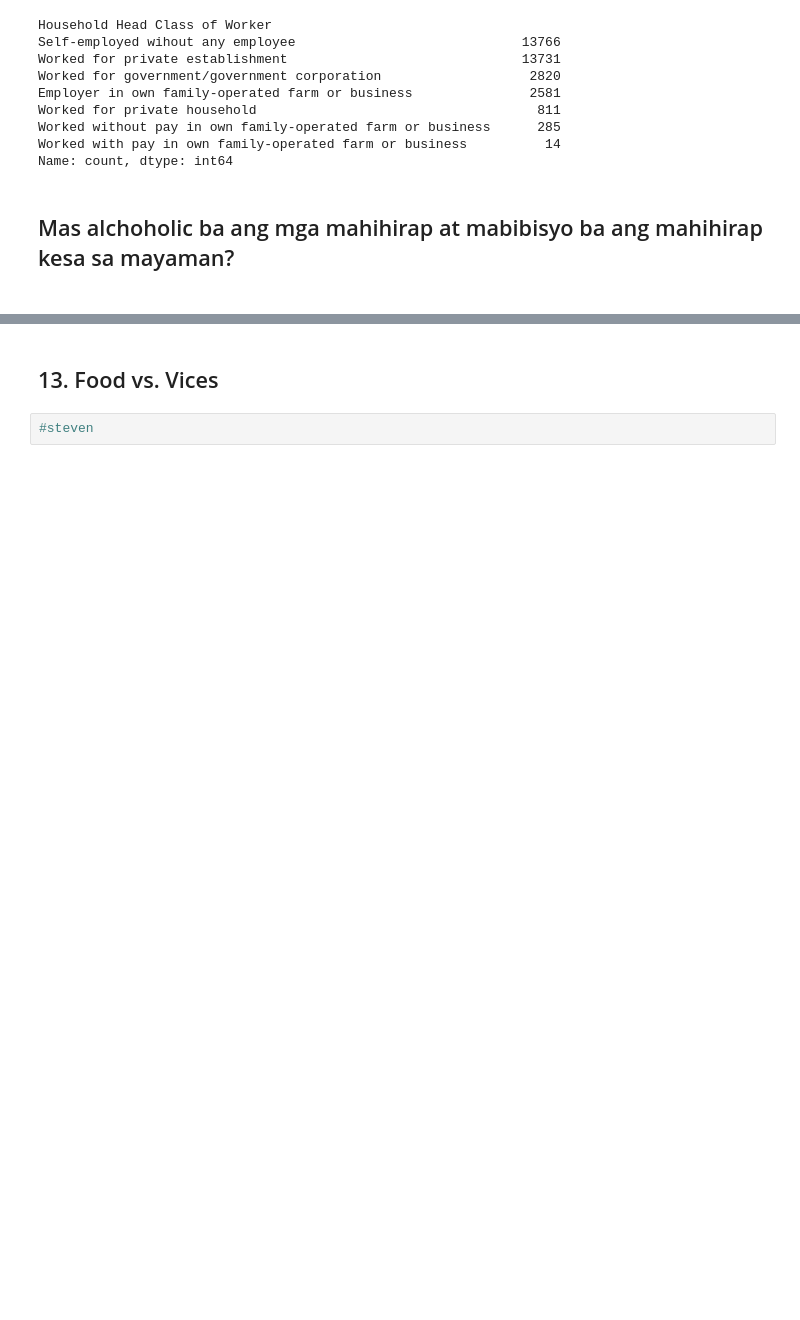
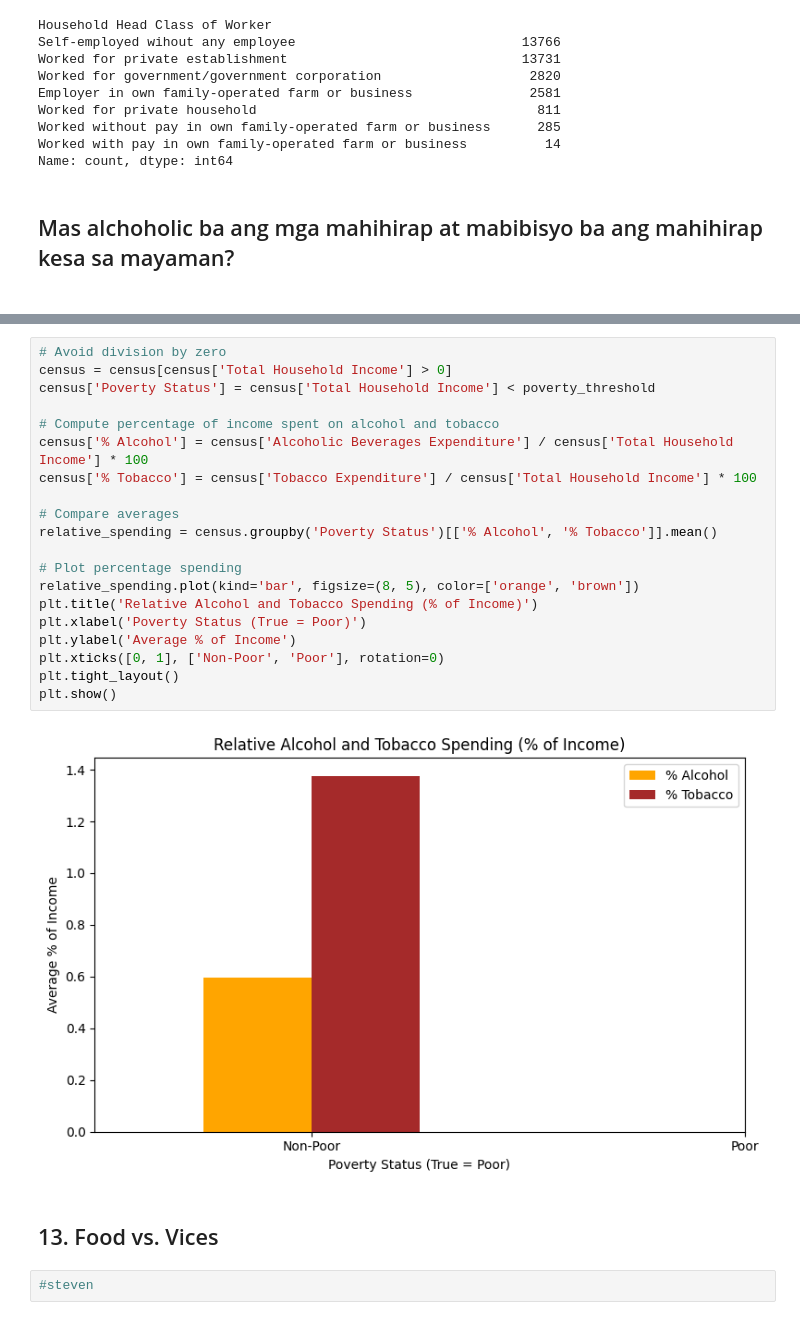
Before and after one commit to Meinya312/PROJECT-ITD-, a Jupyter notebook: project.ipynb, the cells around one changed output, grey strips where cells are left out. Saved outputs shown, nothing was run; the diff lists cells and outputs as text; blank space fills up the shorter version.

```diff
--- a/project.ipynb
+++ b/project.ipynb
@@ -252,3 +375,25 @@ Name: count, dtype: int64
+# %%
+# Avoid division by zero
+census = census[census['Total Household Income'] > 0]
+census['Poverty Status'] = census['Total Household Income'] < poverty_threshold
+
+# Compute percentage of income spent on alcohol and tobacco
+census['% Alcohol'] = census['Alcoholic Beverages Expenditure'] / census['Total Household Income'] * 100
+census['% Tobacco'] = census['Tobacco Expenditure'] / census['Total Household Income'] * 100
+
+# Compare averages
+relative_spending = census.groupby('Poverty Status')[['% Alcohol', '% Tobacco']].mean()
+
+# Plot percentage spending
+relative_spending.plot(kind='bar', figsize=(8, 5), color=['orange', 'brown'])
+plt.title('Relative Alcohol and Tobacco Spending (% of Income)')
+plt.xlabel('Poverty Status (True = Poor)')
+plt.ylabel('Average % of Income')
+plt.xticks([0, 1], ['Non-Poor', 'Poor'], rotation=0)
+plt.tight_layout()
+plt.show()
+# %% [output]
+[figure, added]
 # %% [markdown]
 <h2>13. Food vs. Vices</h2>
 # %%
```
Also changed, not shown: parts of 12 cells of this notebook.
